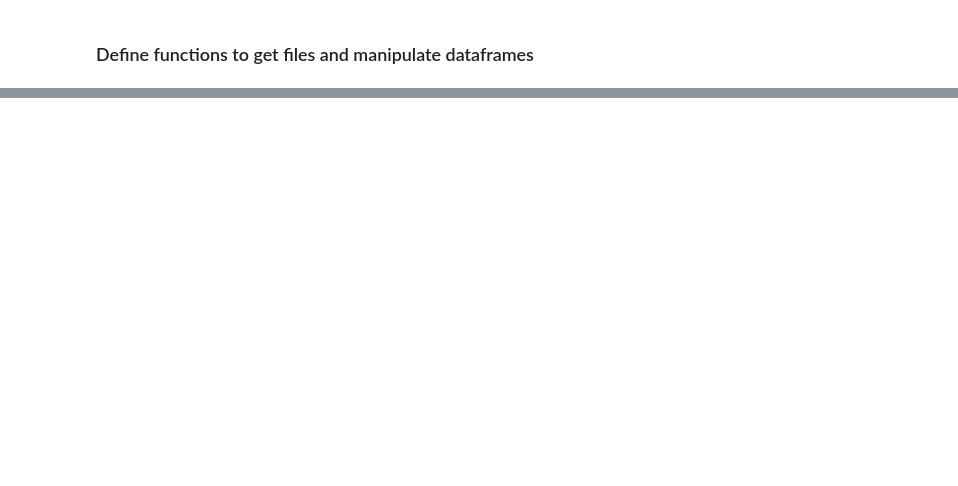
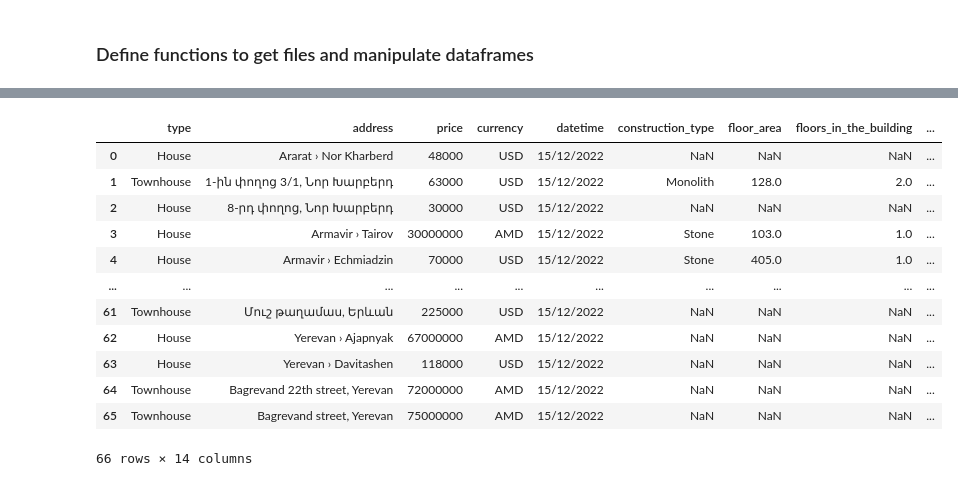
Before and after one commit to molchoun/Python-scraping-PostgreSQL, a Jupyter notebook: et_data.ipynb, the cells around one changed output, grey strips where cells are left out. Drawn from its saved outputs; the diff is of its cells as text; code cells hidden in the pictures; blank space fills up the shorter version.

```diff
--- a/et_data.ipynb
+++ b/et_data.ipynb
@@ -210,0 +497,24 @@ df2[['Price', 'Currency']]
+# %%
+df11 = df_concat(files[10])
+df11 = fix_displacement(df11)
+df11['Price'] = df11['Price'].apply(clean_currency)
+# df11 = split_price_col(df11)
+rename_cols(df11)
+df11 = drop_cols(df11)
+multi_trans(df11)
+# %%
+df11
+# %% [output]
+|  | type | address | price | currency | datetime | construction_type | floor_area | floors_in_the_building | ... |
+| 0 | House | Ararat › Nor Kharberd | 48000 | USD | 15/12/2022 | NaN | NaN | NaN | ... |
+| 1 | Townhouse | 1-ին փողոց 3/1, Նոր Խարբերդ | 63000 | USD | 15/12/2022 | Monolith | 128.0 | 2.0 | ... |
+| 2 | House | 8-րդ փողոց, Նոր Խարբերդ | 30000 | USD | 15/12/2022 | NaN | NaN | NaN | ... |
+| 3 | House | Armavir › Tairov | 30000000 | AMD | 15/12/2022 | Stone | 103.0 | 1.0 | ... |
+| 4 | House | Armavir › Echmiadzin | 70000 | USD | 15/12/2022 | Stone | 405.0 | 1.0 | ... |
+| ... | ... | ... | ... | ... | ... | ... | ... | ... | ... |
+| 61 | Townhouse | Մուշ թաղամաս, Երևան | 225000 | USD | 15/12/2022 | NaN | NaN | NaN | ... |
+| 62 | House | Yerevan › Ajapnyak | 67000000 | AMD | 15/12/2022 | NaN | NaN | NaN | ... |
+| 63 | House | Yerevan › Davitashen | 118000 | USD | 15/12/2022 | NaN | NaN | NaN | ... |
+| 64 | Townhouse | Bagrevand 22th street, Yerevan | 72000000 | AMD | 15/12/2022 | NaN | NaN | NaN | ... |
+| 65 | Townhouse | Bagrevand street, Yerevan | 75000000 | AMD | 15/12/2022 | NaN | NaN | NaN | ... |
+66 rows × 14 columns
```
Also changed, not shown: parts of 53 cells of this notebook, 3 other files.
